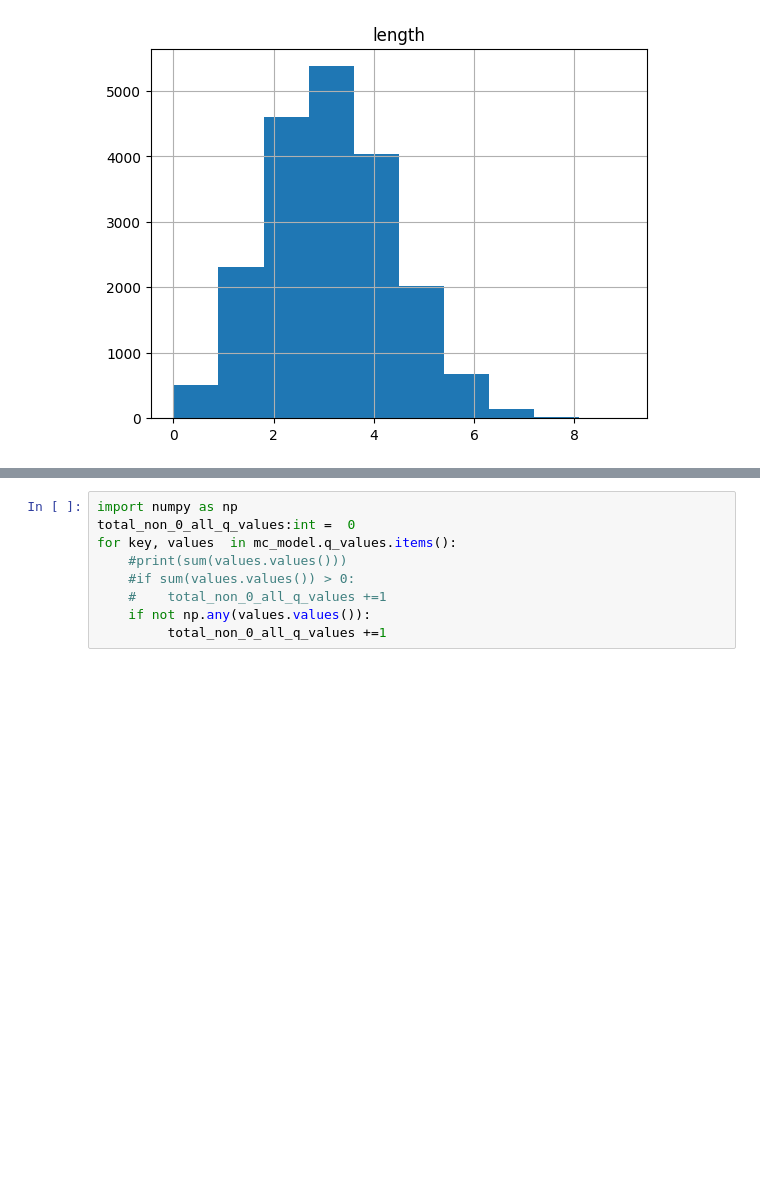
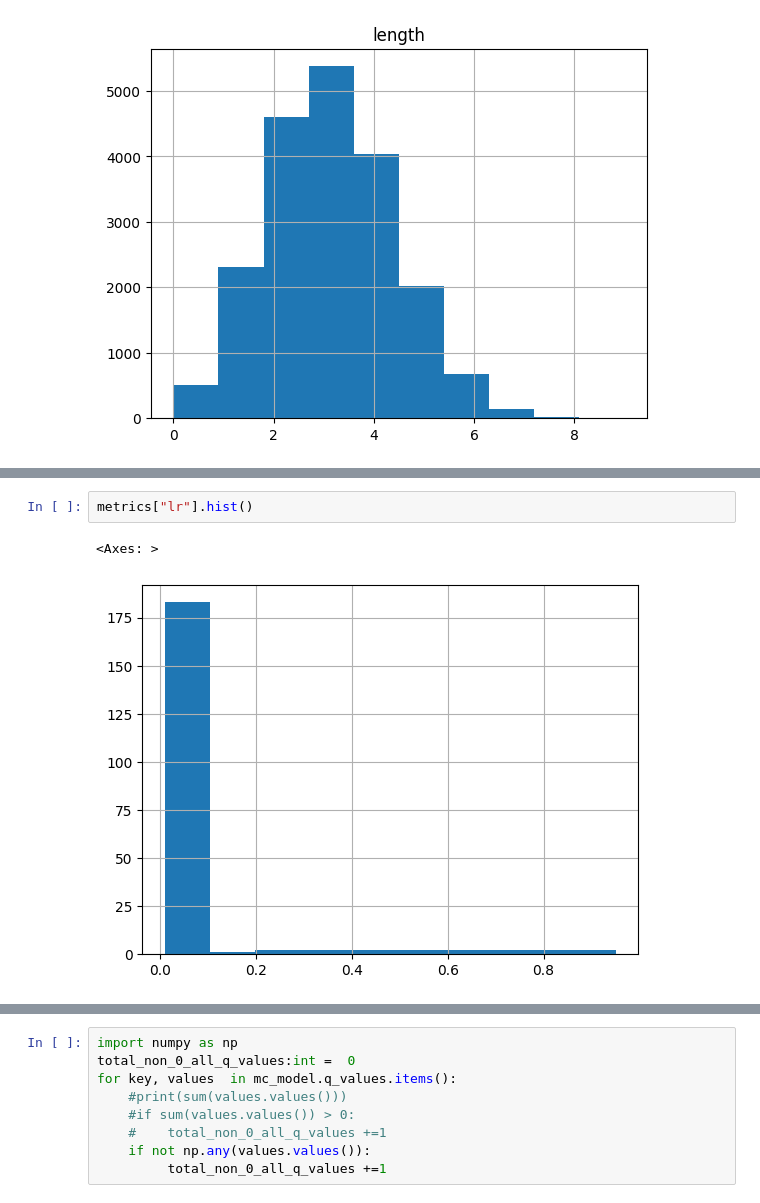
Before and after one commit to andrewbeaton123/tic_tac_learn, a Jupyter notebook: Testing.ipynb, the cells around one changed output, grey strips where cells are left out. Drawn from its saved outputs; the diff is of its cells as text; blank space fills up the shorter version.

```diff
--- a/Testing.ipynb
+++ b/Testing.ipynb
@@ -104,0 +114,5 @@ raw_test_data
+# %%
+metrics["lr"].hist()
+# %% [output]
+<Axes: >
+[figure, added]
```
Also changed, not shown: parts of 18 cells of this notebook, 2 other files.
